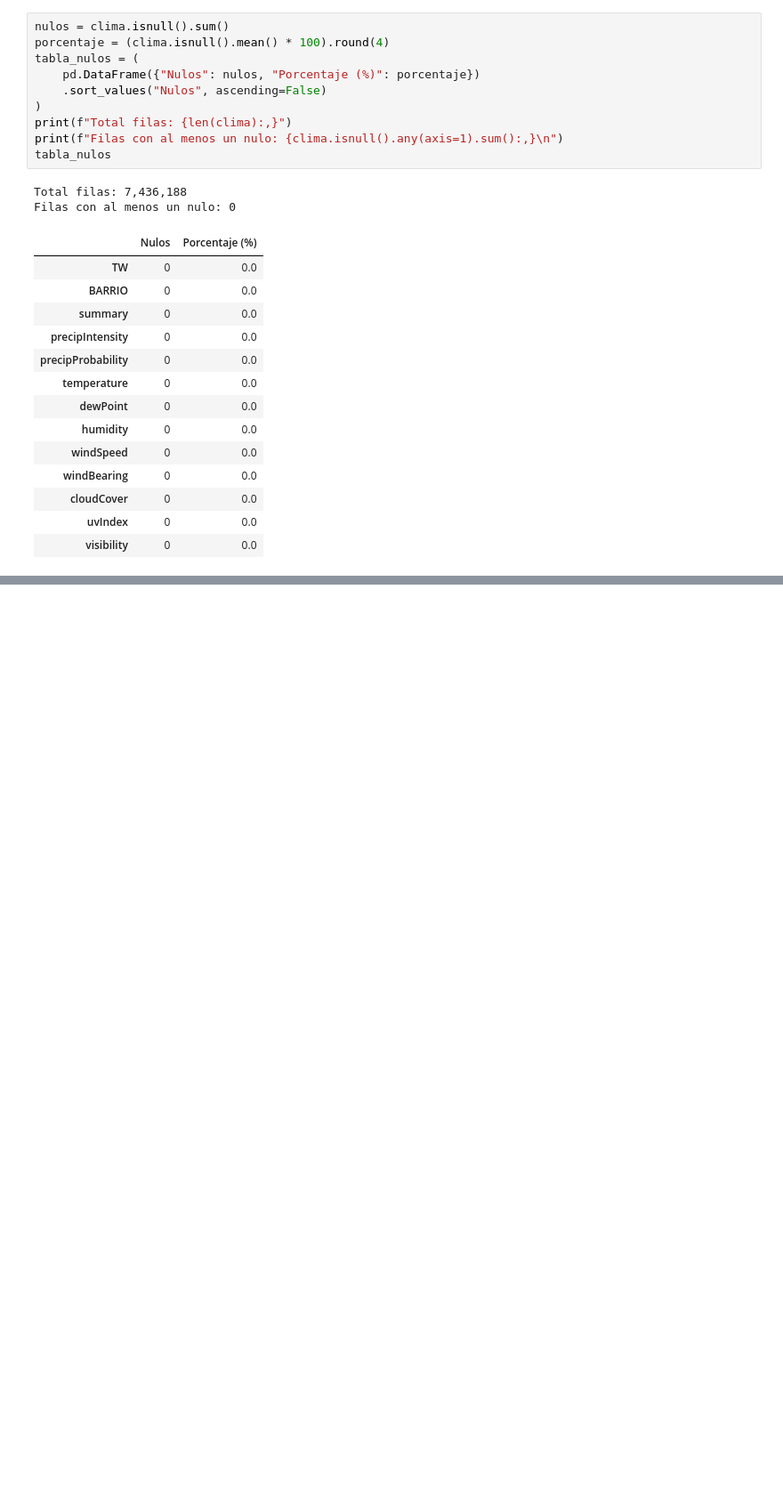
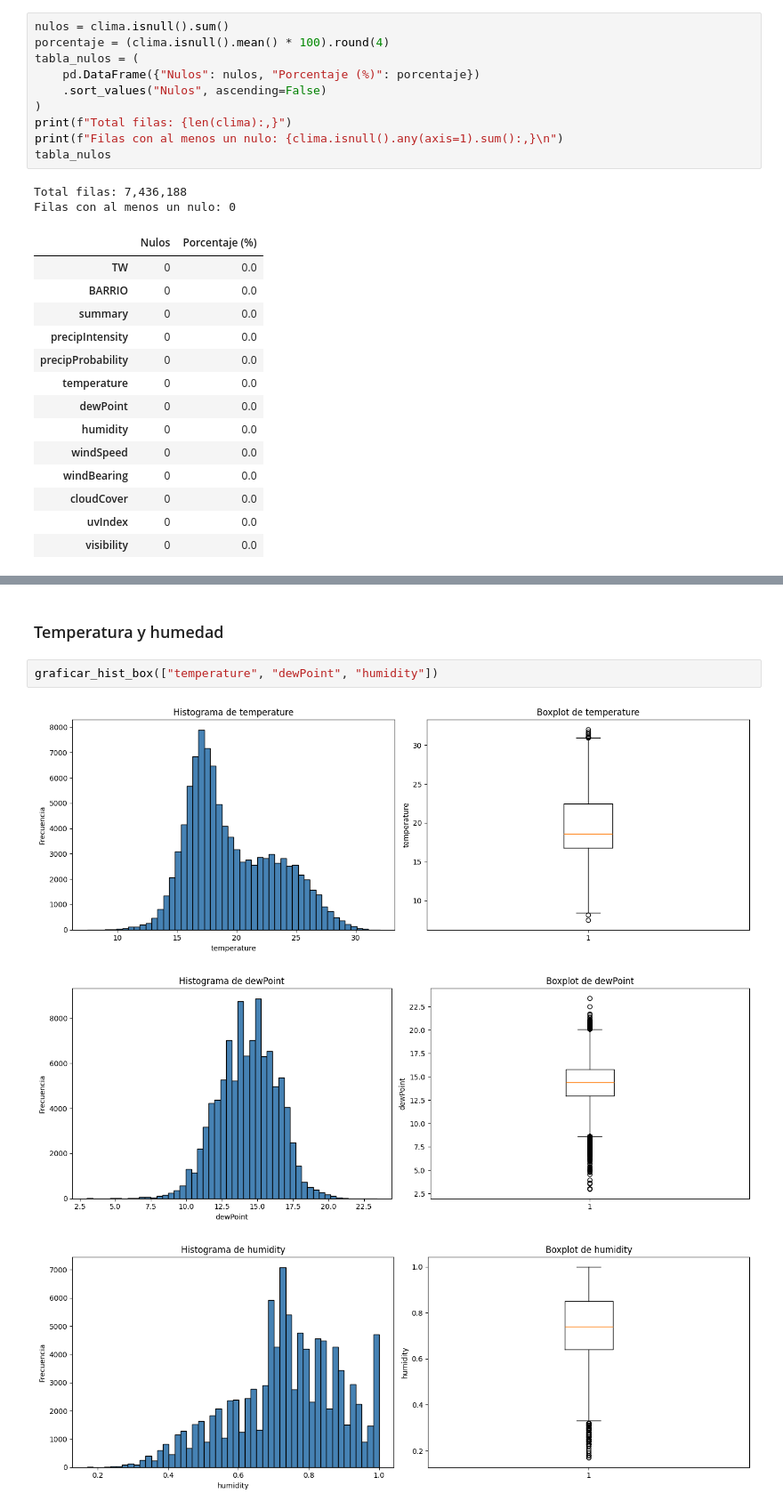
Before and after one commit to juanvilla23/AprendizajeMaquina, a Jupyter notebook: EDA/EDAclima.ipynb, the cells around one changed output, grey strips where cells are left out. Shown at 89% size. Drawn from its saved outputs; the diff is of its cells as text; blank space fills up the shorter version.

```diff
--- a/EDA/EDAclima.ipynb
+++ b/EDA/EDAclima.ipynb
@@ -109,0 +147,8 @@ Filas con al menos un nulo: 0
+# %% [markdown]
+### Temperatura y humedad
+# %%
+graficar_hist_box(["temperature", "dewPoint", "humidity"])
+# %% [output]
+[figure, added]
+[figure, added]
+[figure, added]
```
Also changed, not shown: parts of 23 cells of this notebook, 1 other file.
